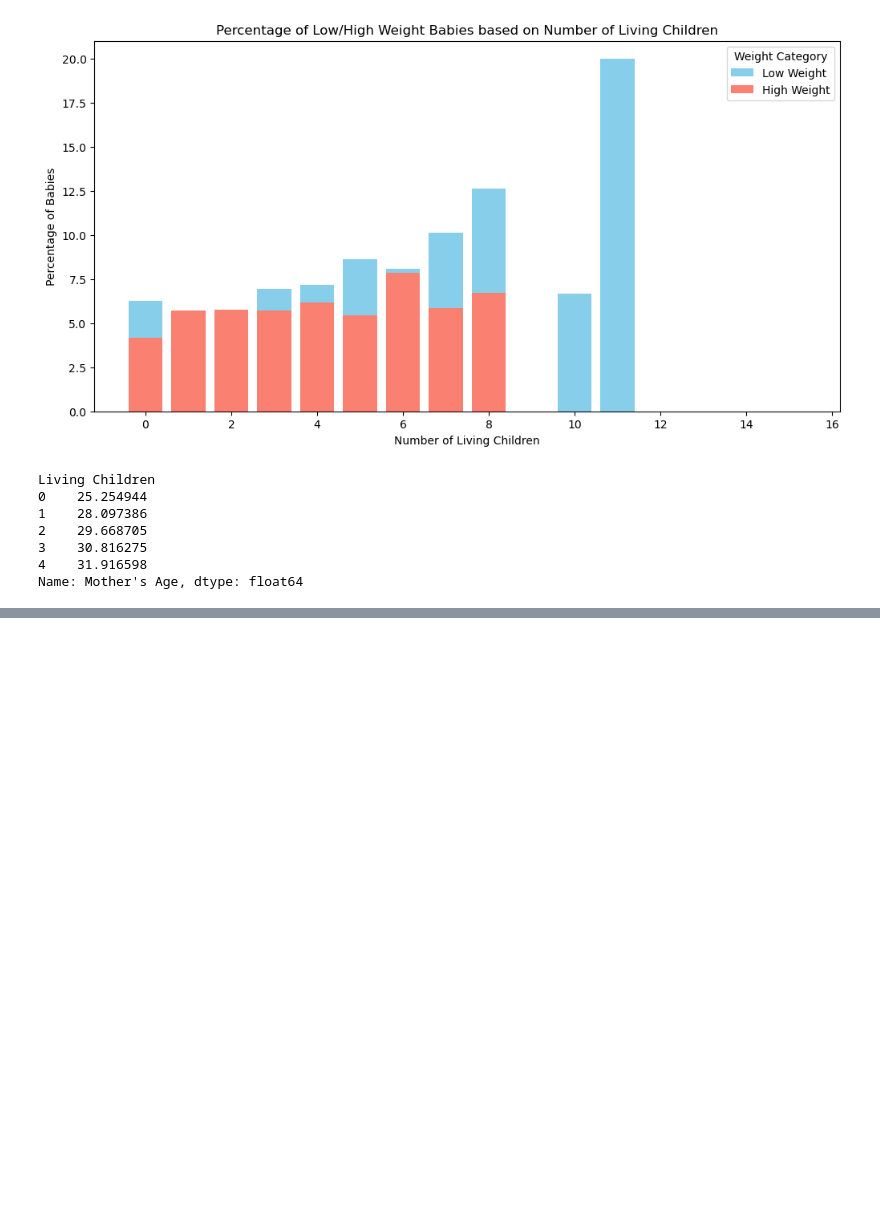
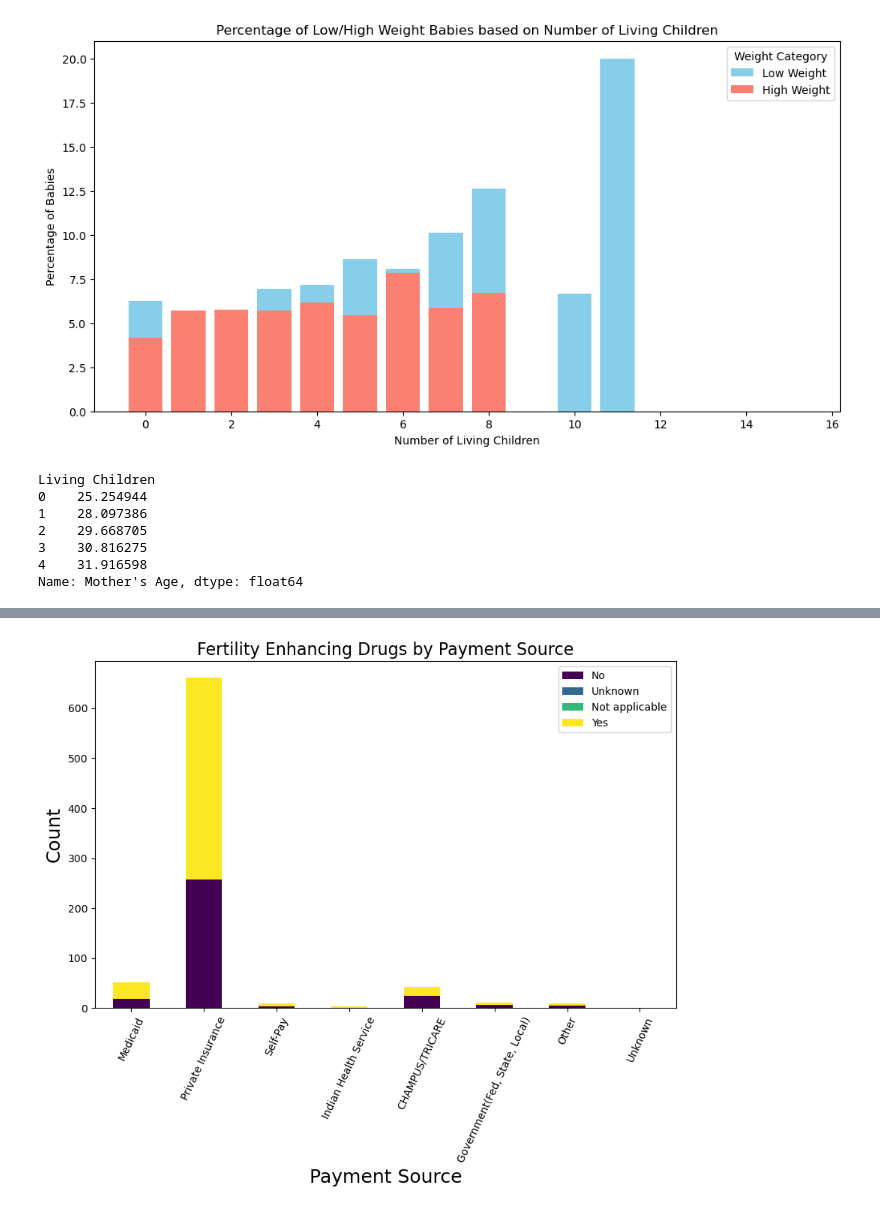
Before and after one commit to bandaexpress/project_rose, a Jupyter notebook: Combined_Notebook.ipynb, the cells around one changed output, grey strips where cells are left out. Cells and saved outputs as stored; diff of their text form; code cells hidden in the pictures; blank space fills up the shorter version.

```diff
--- a/Combined_Notebook.ipynb
+++ b/Combined_Notebook.ipynb
@@ -600,0 +861,26 @@ Name: Mother's Age, dtype: float64
+# %%
+# Bar plot for Fertility Enhancing Drugs and Payment Source with stacking
+drugs_payment_counts = jb_clean_births_df.groupby([pay_column, drug_column]).size().unstack()
+
+# Map numeric codes to labels
+drugs_payment_counts.columns = [pay_mapping.get(str(col), col) for col in drugs_payment_counts.columns]
+
+# Plot the bar chart with stacking
+ax = drugs_payment_counts.plot(kind='bar', stacked=True, figsize=(10, 6), colormap='viridis')
+
+# Get the x-axis labels from the index
+x_labels = [pay_mapping.get(str(label), label) for label in drugs_payment_counts.index]
+
+# Set x-axis labels manually
+ax.set_xticks(range(len(x_labels)))
+ax.set_xticklabels(x_labels, rotation=65)
+
+# Set plot labels and adjust font sizes
+plt.title('Fertility Enhancing Drugs by Payment Source', fontsize=16)
+plt.xlabel('Payment Source', fontsize=18)
+plt.ylabel('Count', fontsize=18)
+
+# Show the plot
+plt.show()
+# %% [output]
+[figure, added]
```
Also changed, not shown: parts of 15 cells of this notebook.
